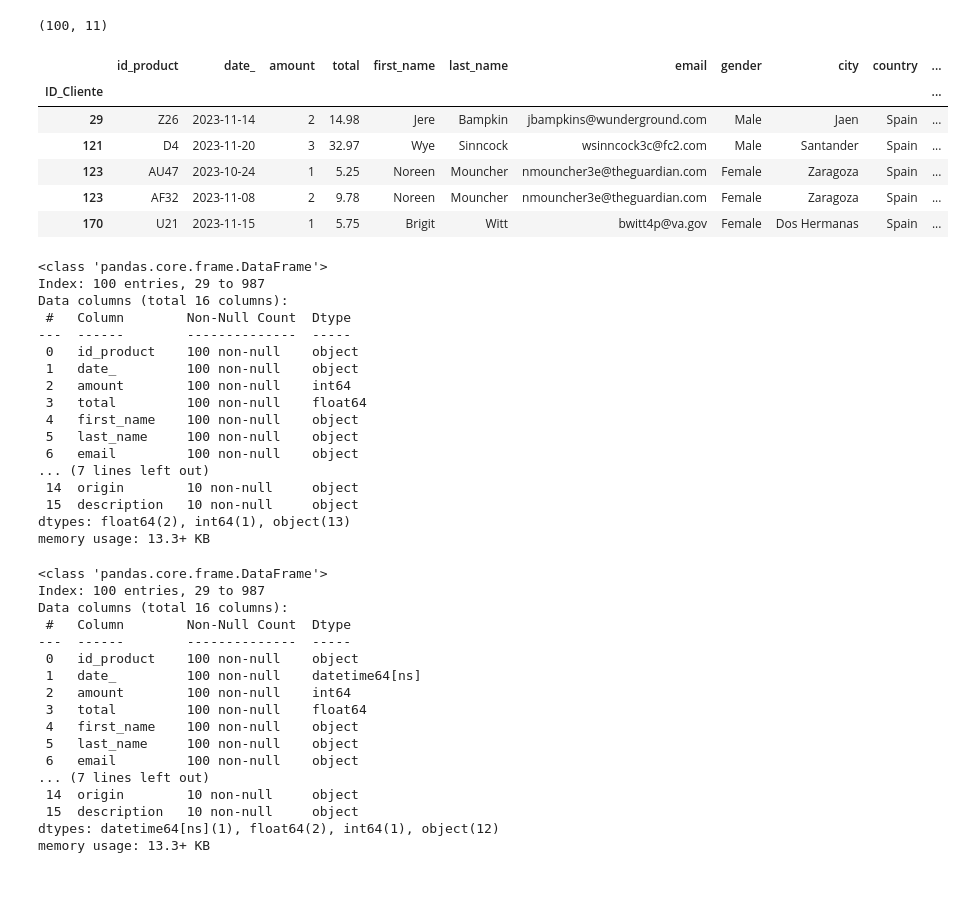
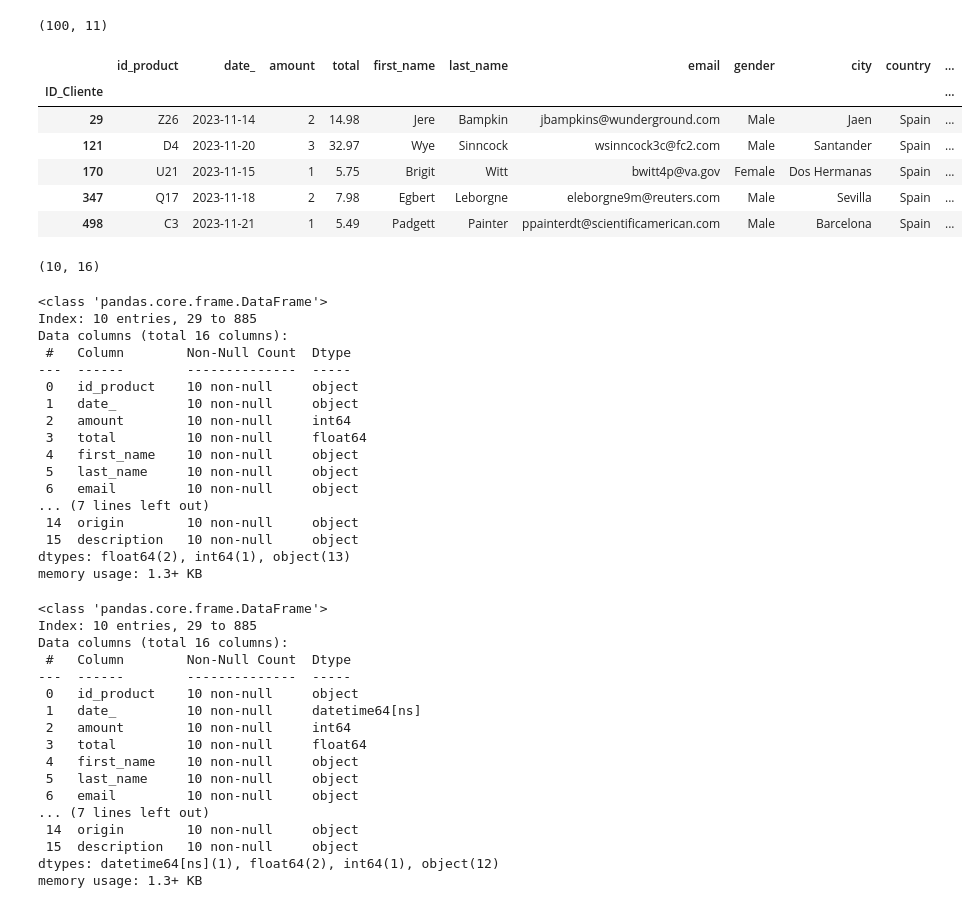
Before and after one commit to marianela-gomez/pair_mod3_AdyM, a Jupyter notebook: modulo-3-leccion-10.ipynb, the cells around one changed output. Saved outputs shown, nothing was run; the diff lists cells and outputs as text; code cells hidden in the pictures.

```diff
--- a/modulo-3-leccion-10.ipynb
+++ b/modulo-3-leccion-10.ipynb
@@ -245,56 +255,60 @@ df_ventas_clientes.shape
 # %% [output]
 (100, 11)
 # %%
-df_final = df_ventas_clientes.join(df_productos, how='left', on="id_product")
+df_final = df_ventas_clientes.join(df_productos, how='inner', on="id_product")
 
 df_final.head()
 # %% [output]
 |  | id_product | date_ | amount | total | first_name | last_name | email | gender | city | country | ... |
 | ID_Cliente |  |  |  |  |  |  |  |  |  |  | ... |
 | 29 | Z26 | 2023-11-14 | 2 | 14.98 | Jere | Bampkin | jbampkins@wunderground.com | Male | Jaen | Spain | ... |
 | 121 | D4 | 2023-11-20 | 3 | 32.97 | Wye | Sinncock | wsinncock3c@fc2.com | Male | Santander | Spain | ... |
-| 123 | AU47 | 2023-10-24 | 1 | 5.25 | Noreen | Mouncher | nmouncher3e@theguardian.com | Female | Zaragoza | Spain | ... |
-| 123 | AF32 | 2023-11-08 | 2 | 9.78 | Noreen | Mouncher | nmouncher3e@theguardian.com | Female | Zaragoza | Spain | ... |
 | 170 | U21 | 2023-11-15 | 1 | 5.75 | Brigit | Witt | bwitt4p@va.gov | Female | Dos Hermanas | Spain | ... |
+| 347 | Q17 | 2023-11-18 | 2 | 7.98 | Egbert | Leborgne | eleborgne9m@reuters.com | Male | Sevilla | Spain | ... |
+| 498 | C3 | 2023-11-21 | 1 | 5.49 | Padgett | Painter | ppainterdt@scientificamerican.com | Male | Barcelona | Spain | ... |
+# %%
+df_final.shape
+# %% [output]
+(10, 16)
 # %%
 df_final.info()
 # %% [output]
 <class 'pandas.core.frame.DataFrame'>
-Index: 100 entries, 29 to 987
+Index: 10 entries, 29 to 885
 Data columns (total 16 columns):
  #   Column        Non-Null Count  Dtype
 ---  ------        --------------  -----
- 0   id_product    100 non-null    object
- 1   date_         100 non-null    object
- 2   amount        100 non-null    int64
- 3   total         100 non-null    float64
- 4   first_name    100 non-null    object
- 5   last_name     100 non-null    object
- 6   email         100 non-null    object
+ 0   id_product    10 non-null     object
+ 1   date_         10 non-null     object
+ 2   amount        10 non-null     int64
+ 3   total         10 non-null     float64
+ 4   first_name    10 non-null     object
+ 5   last_name     10 non-null     object
+ 6   email         10 non-null     object
 ... (7 lines left out)
  14  origin        10 non-null     object
  15  description   10 non-null     object
 dtypes: float64(2), int64(1), object(13)
-memory usage: 13.3+ KB
+memory usage: 1.3+ KB
 # %%
 df_final["date_"] = df_final["date_"].astype("datetime64[ns]")
 # %%
 df_final.info()
 # %% [output]
 <class 'pandas.core.frame.DataFrame'>
-Index: 100 entries, 29 to 987
+Index: 10 entries, 29 to 885
 Data columns (total 16 columns):
  #   Column        Non-Null Count  Dtype
 ---  ------        --------------  -----
- 0   id_product    100 non-null    object
- 1   date_         100 non-null    datetime64[ns]
- 2   amount        100 non-null    int64
- 3   total         100 non-null    float64
- 4   first_name    100 non-null    object
- 5   last_name     100 non-null    object
- 6   email         100 non-null    object
+ 0   id_product    10 non-null     object
+ 1   date_         10 non-null     datetime64[ns]
+ 2   amount        10 non-null     int64
+ 3   total         10 non-null     float64
+ 4   first_name    10 non-null     object
+ 5   last_name     10 non-null     object
+ 6   email         10 non-null     object
 ... (7 lines left out)
  14  origin        10 non-null     object
  15  description   10 non-null     object
 dtypes: datetime64[ns](1), float64(2), int64(1), object(12)
-memory usage: 13.3+ KB
+memory usage: 1.3+ KB
```
Also changed, not shown: parts of 3 cells of this notebook, 7 other files.
